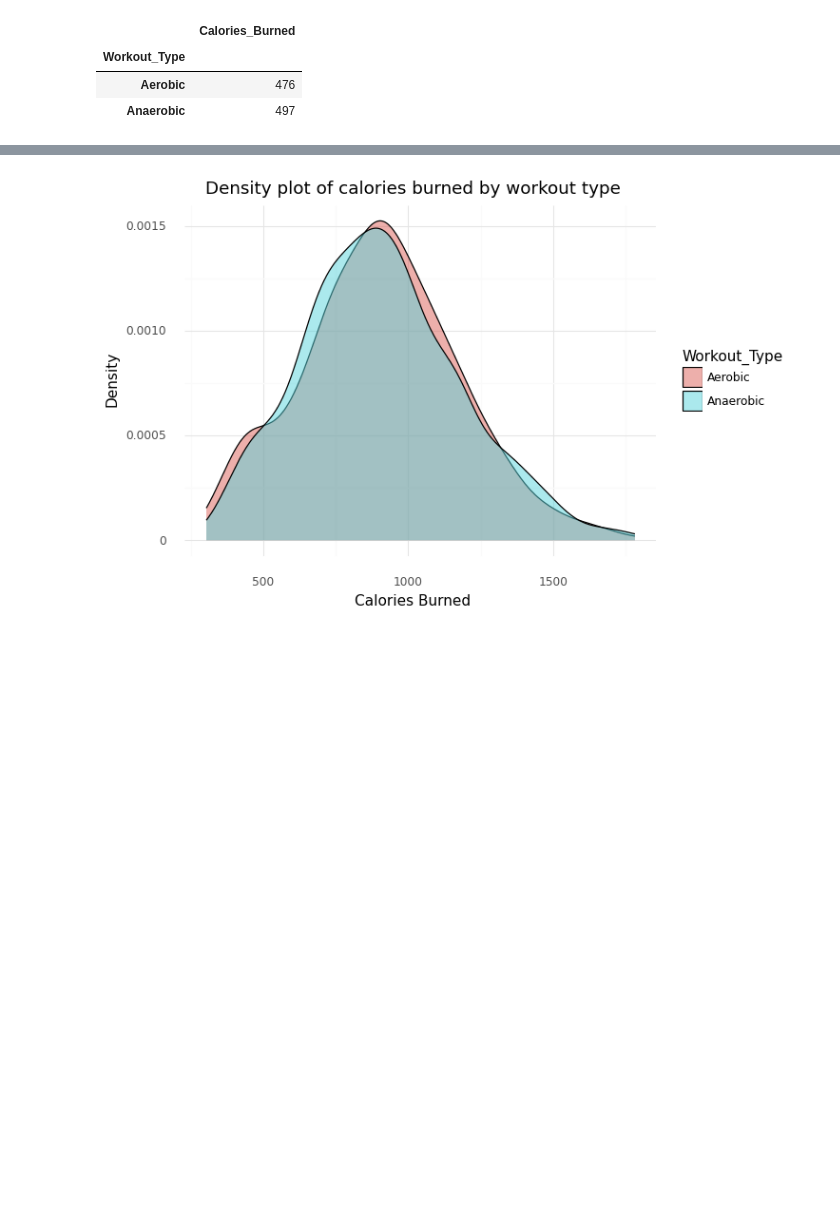
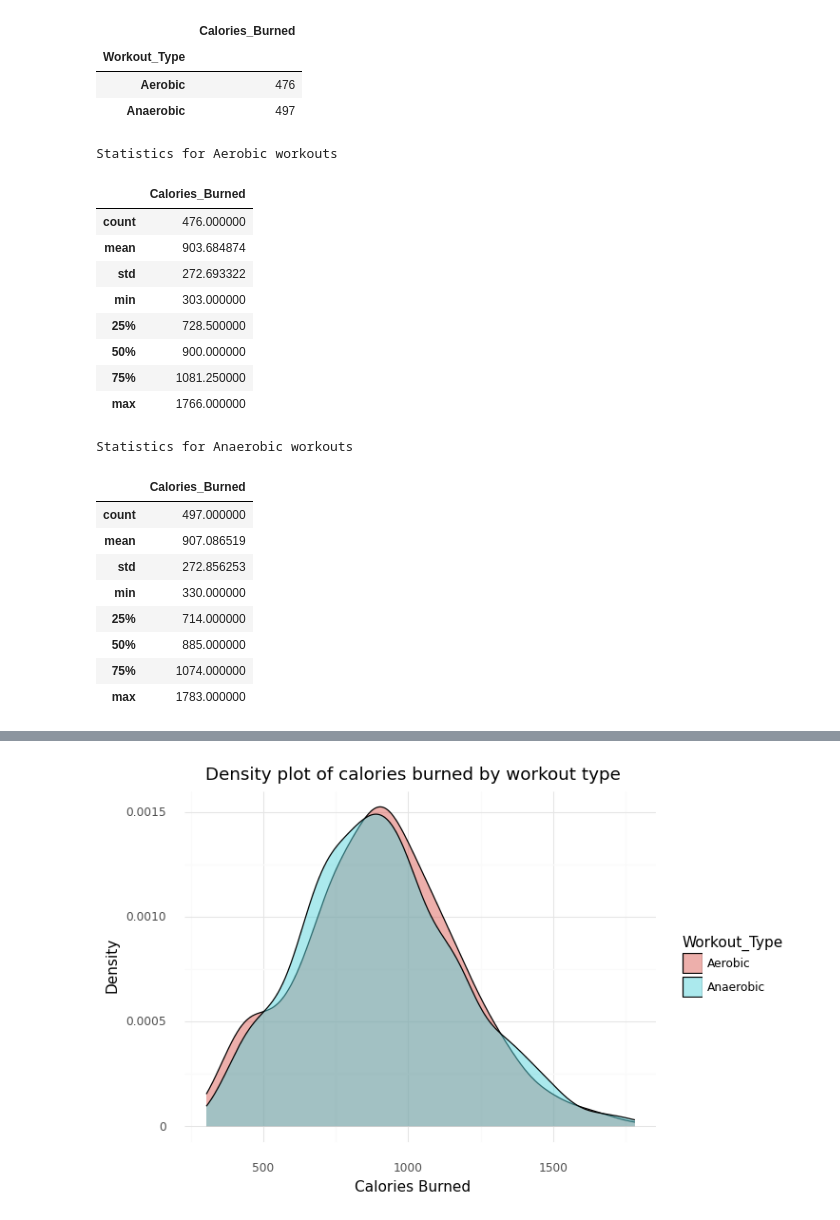
Before and after one commit to pdcos/ia376m_projeto_final, a Jupyter notebook: notebooks/calories_burned_by_exercise_type.ipynb, the cells around one changed output, grey strips where cells are left out. Cells and saved outputs as stored; diff of their text form; code cells hidden in the pictures; blank space fills up the shorter version.

```diff
--- a/notebooks/calories_burned_by_exercise_type.ipynb
+++ b/notebooks/calories_burned_by_exercise_type.ipynb
@@ -50,3 +90,36 @@ df_calories.groupby('Workout_Type').count()
 | Workout_Type |  |
 | Aerobic | 476 |
 | Anaerobic | 497 |
+# %%
+# Prints the statistics for each workout type
+
+print("Statistics for Aerobic workouts")
+
+df_aerobic = df_calories[df_calories['Workout_Type'] == 'Aerobic']
+display(df_aerobic.describe())
+
+print("Statistics for Anaerobic workouts")
+
+df_anaerobic = df_calories[df_calories['Workout_Type'] == 'Anaerobic']
+display(df_anaerobic.describe())
+# %% [output]
+Statistics for Aerobic workouts
+|  | Calories_Burned |
+| count | 476.000000 |
+| mean | 903.684874 |
+| std | 272.693322 |
+| min | 303.000000 |
+| 25% | 728.500000 |
+| 50% | 900.000000 |
+| 75% | 1081.250000 |
+| max | 1766.000000 |
+Statistics for Anaerobic workouts
+|  | Calories_Burned |
+| count | 497.000000 |
+| mean | 907.086519 |
+| std | 272.856253 |
+| min | 330.000000 |
+| 25% | 714.000000 |
+| 50% | 885.000000 |
+| 75% | 1074.000000 |
+| max | 1783.000000 |
```
Also changed, not shown: parts of 20 cells of this notebook.
